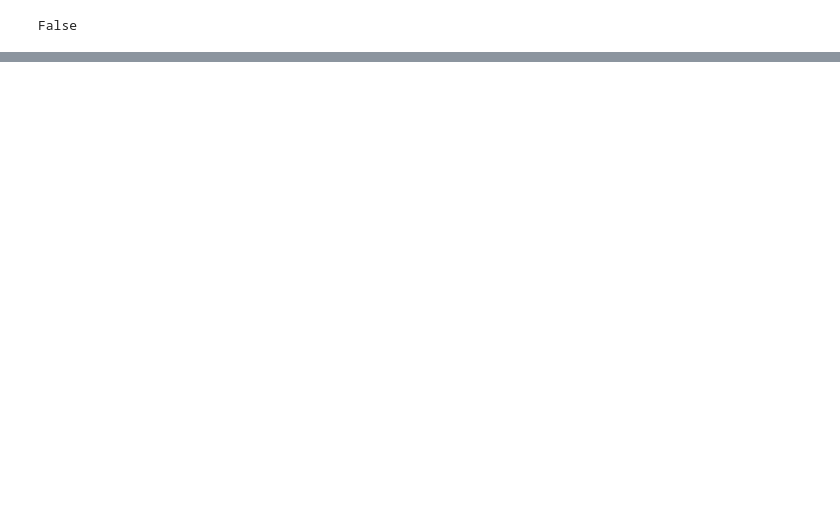
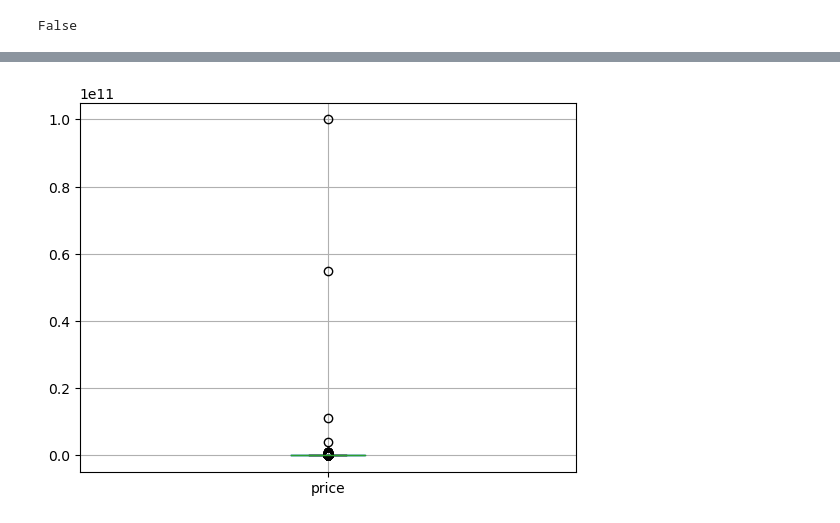
Before and after one commit to fatenchtioui/ff, a Jupyter notebook: index.ipynb, the cells around one changed output, grey strips where cells are left out. Drawn from its saved outputs; the diff is of its cells as text; code cells hidden in the pictures; blank space fills up the shorter version.

```diff
--- a/index.ipynb
+++ b/index.ipynb
@@ -329,0 +238,6 @@ dataset
+# %%
+dataset.boxplot(column='price')
+
+plt.show()
+# %% [output]
+[figure, added]
```
Also changed, not shown: parts of 30 cells of this notebook, 1 other file.
